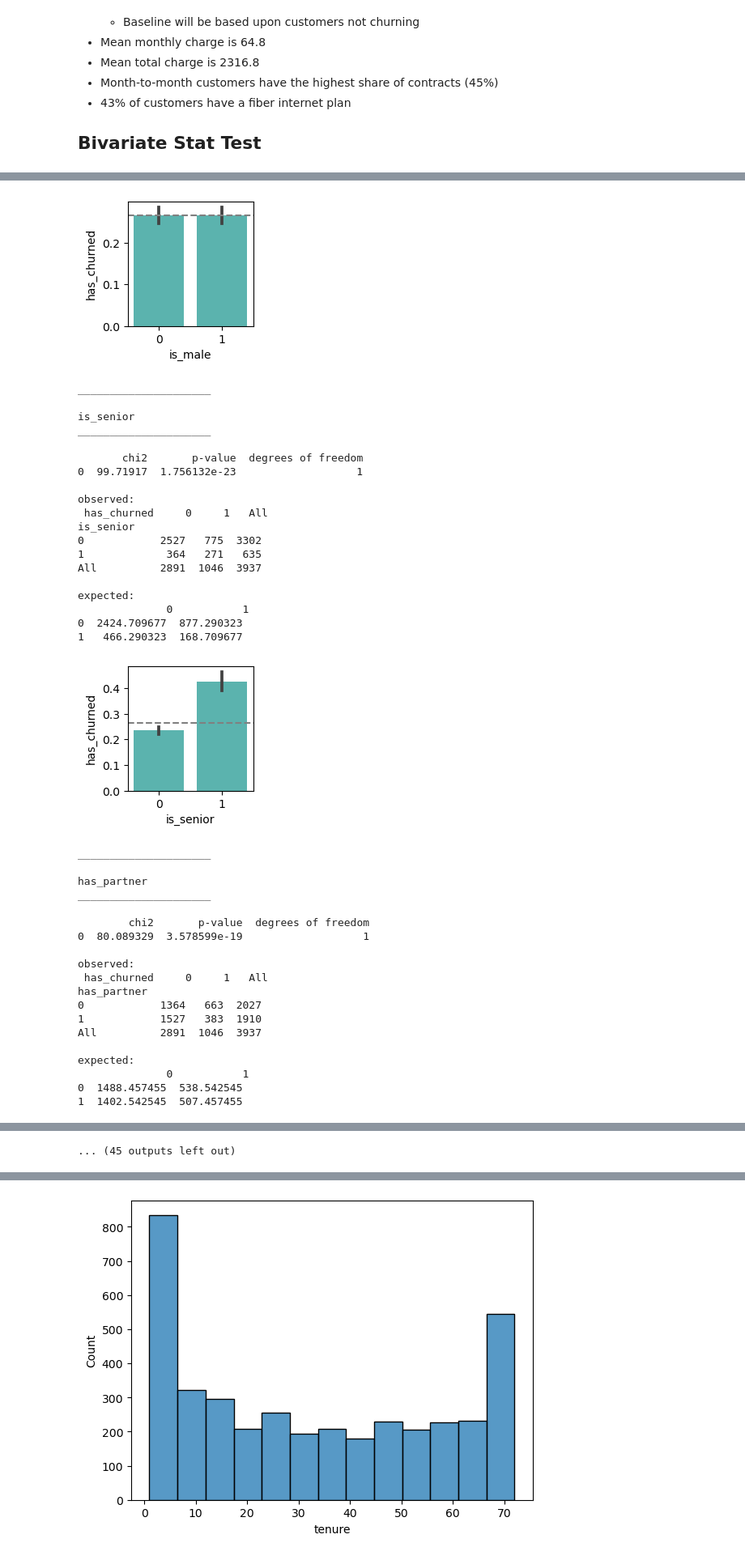
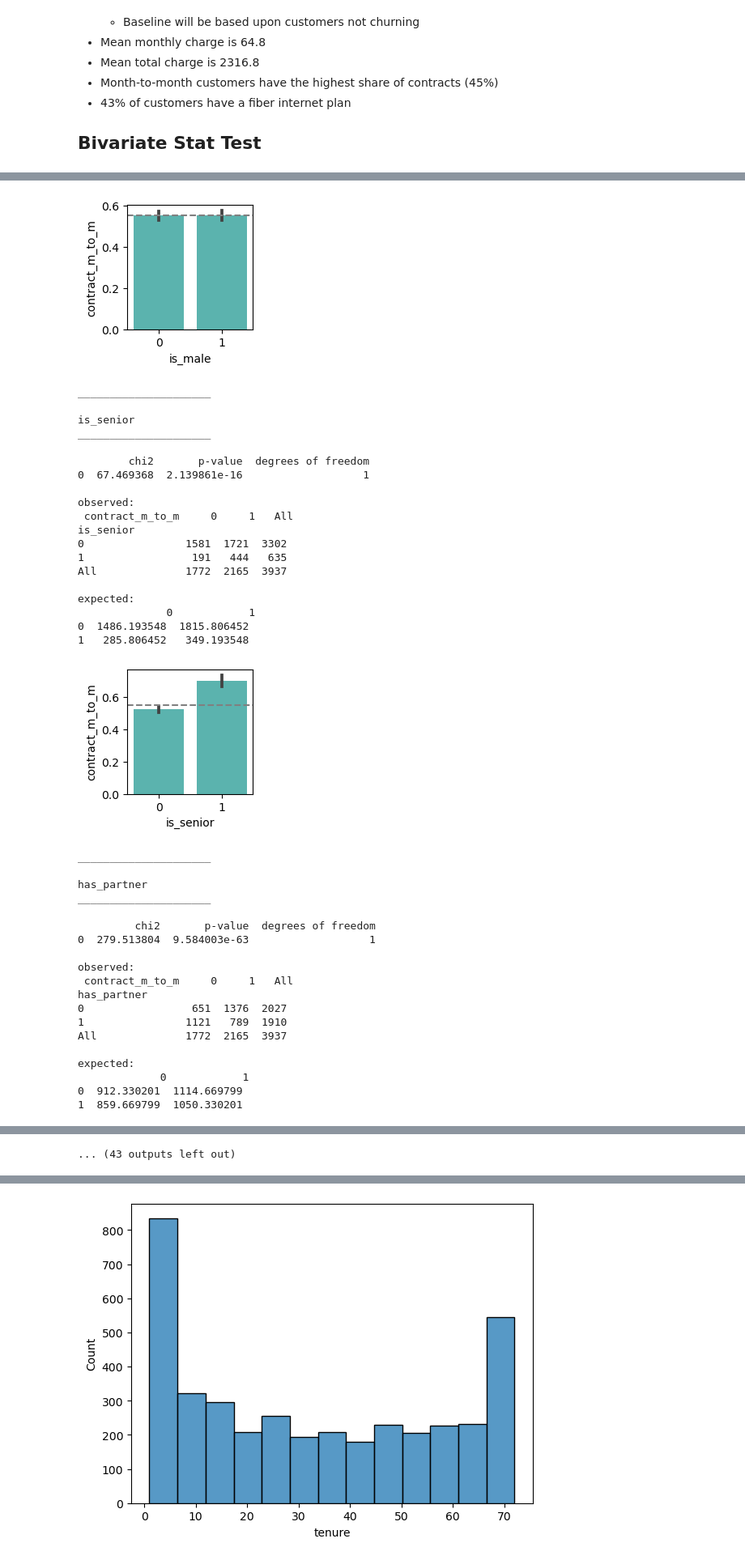
Before and after one commit to Marley-C-Robinson-99/Classification-Project, a Jupyter notebook: Clasification-project-scratch.ipynb, the cells around one changed output, grey strips where cells are left out. Shown at 81% size. Cells and saved outputs as stored; diff of their text form; code cells hidden in the pictures.

```diff
--- a/Clasification-project-scratch.ipynb
+++ b/Clasification-project-scratch.ipynb
@@ -270,13 +270,13 @@ _________________________________________________________________
 cat_vars = ['is_male', 'is_senior', 'has_partner', 'has_dependents', 'has_phone', 'has_multi_line', 'has_onl_sec', 'has_backup',
        'has_dev_pro', 'has_tech_supp', 'has_tv_strm', 'has_mv_strm','has_pprless_bill',
        'payment_bank', 'payment_card', 'payment_e_check', 'payment_m_check',
-       'internet_dsl', 'internet_fiber', 'internet_none', 'contract_m_to_m',
+       'internet_dsl', 'internet_fiber', 'internet_none',
        'contract_one_year', 'contract_two_year', 'auto_bill',
        'fbr_multi_line']
 
 quant_vars = ['tenure','monthly_charges', 'total_charges']
 
-explore.explore_bivariate(train, 'has_churned', cat_vars, quant_vars)
+explore.explore_bivariate(train, 'contract_m_to_m', cat_vars, quant_vars)
 # %% [output]
 is_male
 _____________________
@@ -298,40 +298,40 @@ expected:
-[figure, old version]
+[figure, new version]
 _____________________
 
 is_senior
 _____________________
 
-       chi2       p-value  degrees of freedom
-0  99.71917  1.756132e-23                   1
+        chi2       p-value  degrees of freedom
+0  67.469368  2.139861e-16                   1
 
 observed:
- has_churned     0     1   All
+ contract_m_to_m     0     1   All
 is_senior
-0            2527   775  3302
-1             364   271   635
-All          2891  1046  3937
+0                1581  1721  3302
+1                 191   444   635
+All              1772  2165  3937
 
 expected:
-              0           1
-0  2424.709677  877.290323
-1   466.290323  168.709677
+              0            1
+0  1486.193548  1815.806452
+1   285.806452   349.193548
-[figure, old version]
+[figure, new version]
 _____________________
 
 has_partner
 _____________________
 
-        chi2       p-value  degrees of freedom
-0  80.089329  3.578599e-19                   1
+         chi2       p-value  degrees of freedom
+0  279.513804  9.584003e-63                   1
 
 observed:
- has_churned     0     1   All
+ contract_m_to_m     0     1   All
 has_partner
-0            1364   663  2027
-1            1527   383  1910
-All          2891  1046  3937
+0                 651  1376  2027
+1                1121   789  1910
+All              1772  2165  3937
 
 expected:
-              0           1
-0  1488.457455  538.542545
-1  1402.542545  507.457455
+             0            1
+0  912.330201  1114.669799
+1  859.669799  1050.330201
@@ -399,4 +399,4 @@ expected:
-... (45 outputs left out)
+... (43 outputs left out)
 # %% [markdown]
 #### Bivariate Stat Test Takeaways
 - Demographic info:
```
Also changed, not shown: parts of 24 cells of this notebook, 5 other files.
